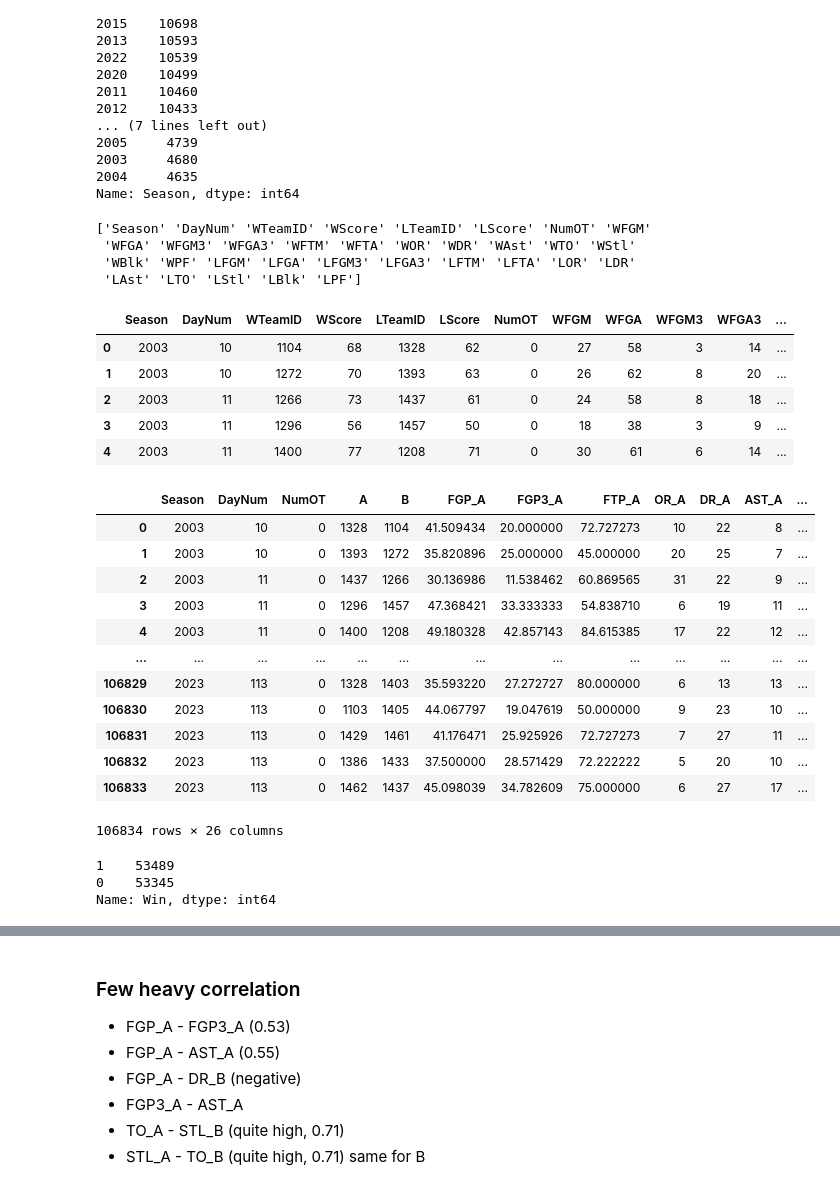
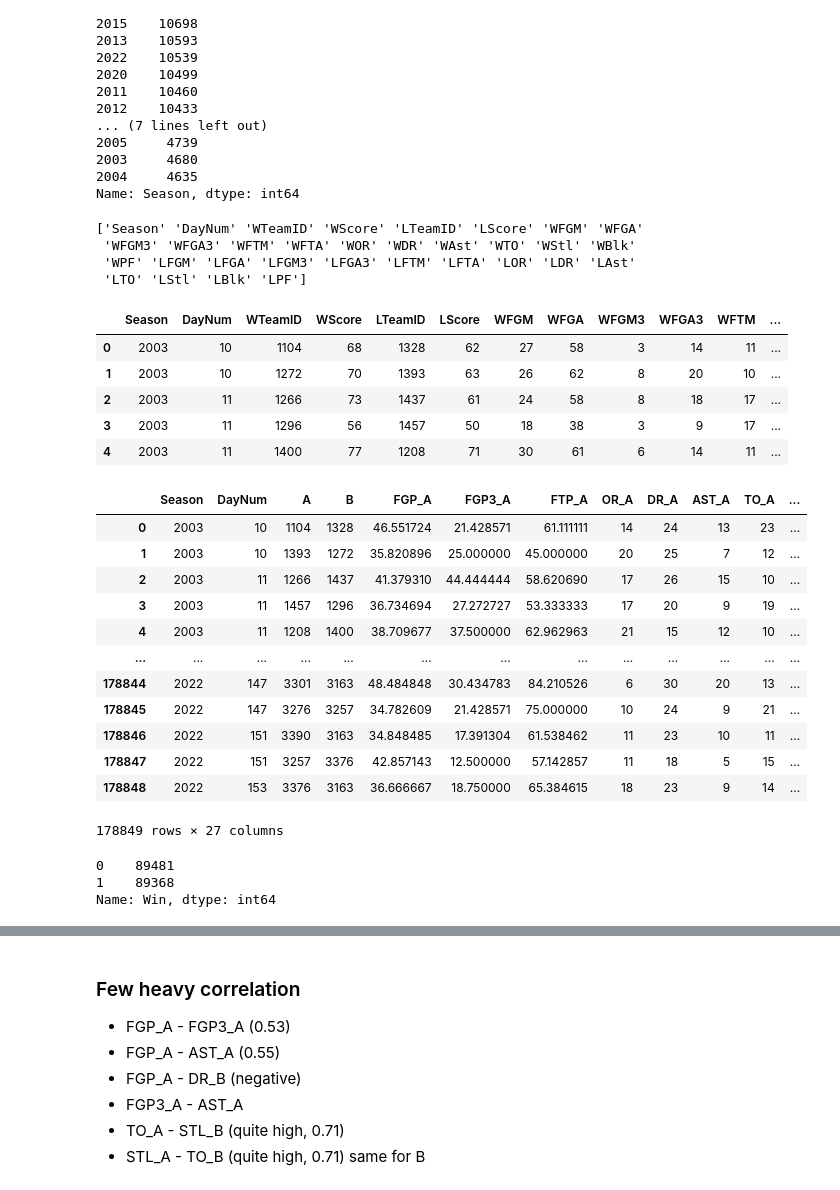
Before and after one commit to sidthakur08/mm-2023, a Jupyter notebook: data exp.ipynb, the cells around one changed output, grey strips where cells are left out. Cells and saved outputs as stored; diff of their text form; code cells hidden in the pictures.

```diff
--- a/data exp.ipynb
+++ b/data exp.ipynb
@@ -135,21 +135,21 @@ print(data['Season'].value_counts())
 Name: Season, dtype: int64
 # %%
 drop_cols = ['WLoc','NumOT']
-reg_data = reg_data.drop(columns = drop_cols)
+reg_data = data.drop(columns = drop_cols)
 cols = reg_data.columns.values
 print(cols)
 reg_data.head()
 # %% [output]
-['Season' 'DayNum' 'WTeamID' 'WScore' 'LTeamID' 'LScore' 'NumOT' 'WFGM'
- 'WFGA' 'WFGM3' 'WFGA3' 'WFTM' 'WFTA' 'WOR' 'WDR' 'WAst' 'WTO' 'WStl'
- 'WBlk' 'WPF' 'LFGM' 'LFGA' 'LFGM3' 'LFGA3' 'LFTM' 'LFTA' 'LOR' 'LDR'
- 'LAst' 'LTO' 'LStl' 'LBlk' 'LPF']
+['Season' 'DayNum' 'WTeamID' 'WScore' 'LTeamID' 'LScore' 'WFGM' 'WFGA'
+ 'WFGM3' 'WFGA3' 'WFTM' 'WFTA' 'WOR' 'WDR' 'WAst' 'WTO' 'WStl' 'WBlk'
+ 'WPF' 'LFGM' 'LFGA' 'LFGM3' 'LFGA3' 'LFTM' 'LFTA' 'LOR' 'LDR' 'LAst'
+ 'LTO' 'LStl' 'LBlk' 'LPF']
-|  | Season | DayNum | WTeamID | WScore | LTeamID | LScore | NumOT | WFGM | WFGA | WFGM3 | WFGA3 | ... |
-| 0 | 2003 | 10 | 1104 | 68 | 1328 | 62 | 0 | 27 | 58 | 3 | 14 | ... |
-| 1 | 2003 | 10 | 1272 | 70 | 1393 | 63 | 0 | 26 | 62 | 8 | 20 | ... |
-| 2 | 2003 | 11 | 1266 | 73 | 1437 | 61 | 0 | 24 | 58 | 8 | 18 | ... |
-| 3 | 2003 | 11 | 1296 | 56 | 1457 | 50 | 0 | 18 | 38 | 3 | 9 | ... |
-| 4 | 2003 | 11 | 1400 | 77 | 1208 | 71 | 0 | 30 | 61 | 6 | 14 | ... |
+|  | Season | DayNum | WTeamID | WScore | LTeamID | LScore | WFGM | WFGA | WFGM3 | WFGA3 | WFTM | ... |
+| 0 | 2003 | 10 | 1104 | 68 | 1328 | 62 | 27 | 58 | 3 | 14 | 11 | ... |
+| 1 | 2003 | 10 | 1272 | 70 | 1393 | 63 | 26 | 62 | 8 | 20 | 10 | ... |
+| 2 | 2003 | 11 | 1266 | 73 | 1437 | 61 | 24 | 58 | 8 | 18 | 17 | ... |
+| 3 | 2003 | 11 | 1296 | 56 | 1457 | 50 | 18 | 38 | 3 | 9 | 17 | ... |
+| 4 | 2003 | 11 | 1400 | 77 | 1208 | 71 | 30 | 61 | 6 | 14 | 11 | ... |
 # %%
 # converting it to team A and team B from WTeam and LTeam
 list_reg_data = []
@@ -182,6 +182,8 @@ for row in tqdm(reg_data.itertuples()):
         new_reg_data['STL_A'] = row.WStl
         new_reg_data['BLK_A'] = row.WBlk
         new_reg_data['PF_A'] = row.WPF
+        new_reg_data['PM_A'] = row.WScore - row.LScore # plus minus for team A
+        new_reg_data['POSS_A'] = row.WFGA - row.
         try:
             new_reg_data['FGP_B'] = (row.LFGM / row.LFGA) * 100
         except:
@@ -201,6 +203,7 @@ for row in tqdm(reg_data.itertuples()):
         new_reg_data['STL_B'] = row.LStl
         new_reg_data['BLK_B'] = row.LBlk
         new_reg_data['PF_B'] = row.LPF
+        new_reg_data['PM_B'] = row.LScore - row.WScore # plus minus for team B
         new_reg_data['Win'] = 1
     else:
         new_reg_data['A'] = row.LTeamID
@@ -223,51 +226,53 @@ for row in tqdm(reg_data.itertuples()):
         new_reg_data['TO_A'] = row.LTO
         new_reg_data['STL_A'] = row.LStl
         new_reg_data['BLK_A'] = row.LBlk
         new_reg_data['PF_A'] = row.LPF
+        new_reg_data['PM_A'] = row.LScore - row.WScore # plus minus for team A
         try:
             new_reg_data['FGP_B'] = (row.WFGM / row.WFGA) * 100
         except:
             new_reg_data['FGP_B'] = 0
         try:
             new_reg_data['FGP3_B'] = (row.WFGM3 / row.WFGA3) * 100
         except:
             new_reg_data['FGP3_B'] = 0
         try:
             new_reg_data['FTP_B'] = (row.WFTM / row.WFTA) * 100
         except:
             new_reg_data['FTP_B'] = 0
         new_reg_data['OR_B'] = row.WOR
         new_reg_data['DR_B'] = row.WDR
         new_reg_data['AST_B'] = row.WAst
         new_reg_data['TO_B'] = row.WTO
         new_reg_data['STL_B'] = row.WStl
         new_reg_data['BLK_B'] = row.WBlk
         new_reg_data['PF_B'] = row.WPF
+        new_reg_data['PM_B'] = row.WScore - row.LScore # plus minus for team B
         new_reg_data['Win'] = 0
 
     list_reg_data.append(new_reg_data)
 
 new_reg_data = pd.DataFrame(list_reg_data)
 new_reg_data
 # %% [output]
-|  | Season | DayNum | NumOT | A | B | FGP_A | FGP3_A | FTP_A | OR_A | DR_A | AST_A | ... |
-| 0 | 2003 | 10 | 0 | 1328 | 1104 | 41.509434 | 20.000000 | 72.727273 | 10 | 22 | 8 | ... |
-| 1 | 2003 | 10 | 0 | 1393 | 1272 | 35.820896 | 25.000000 | 45.000000 | 20 | 25 | 7 | ... |
-| 2 | 2003 | 11 | 0 | 1437 | 1266 | 30.136986 | 11.538462 | 60.869565 | 31 | 22 | 9 | ... |
-| 3 | 2003 | 11 | 0 | 1296 | 1457 | 47.368421 | 33.333333 | 54.838710 | 6 | 19 | 11 | ... |
-| 4 | 2003 | 11 | 0 | 1400 | 1208 | 49.180328 | 42.857143 | 84.615385 | 17 | 22 | 12 | ... |
+|  | Season | DayNum | A | B | FGP_A | FGP3_A | FTP_A | OR_A | DR_A | AST_A | TO_A | ... |
+| 0 | 2003 | 10 | 1104 | 1328 | 46.551724 | 21.428571 | 61.111111 | 14 | 24 | 13 | 23 | ... |
+| 1 | 2003 | 10 | 1393 | 1272 | 35.820896 | 25.000000 | 45.000000 | 20 | 25 | 7 | 12 | ... |
+| 2 | 2003 | 11 | 1266 | 1437 | 41.379310 | 44.444444 | 58.620690 | 17 | 26 | 15 | 10 | ... |
+| 3 | 2003 | 11 | 1457 | 1296 | 36.734694 | 27.272727 | 53.333333 | 17 | 20 | 9 | 19 | ... |
+| 4 | 2003 | 11 | 1208 | 1400 | 38.709677 | 37.500000 | 62.962963 | 21 | 15 | 12 | 10 | ... |
 | ... | ... | ... | ... | ... | ... | ... | ... | ... | ... | ... | ... | ... |
-| 106829 | 2023 | 113 | 0 | 1328 | 1403 | 35.593220 | 27.272727 | 80.000000 | 6 | 13 | 13 | ... |
-| 106830 | 2023 | 113 | 0 | 1103 | 1405 | 44.067797 | 19.047619 | 50.000000 | 9 | 23 | 10 | ... |
-| 106831 | 2023 | 113 | 0 | 1429 | 1461 | 41.176471 | 25.925926 | 72.727273 | 7 | 27 | 11 | ... |
-| 106832 | 2023 | 113 | 0 | 1386 | 1433 | 37.500000 | 28.571429 | 72.222222 | 5 | 20 | 10 | ... |
-| 106833 | 2023 | 113 | 0 | 1462 | 1437 | 45.098039 | 34.782609 | 75.000000 | 6 | 27 | 17 | ... |
+| 178844 | 2022 | 147 | 3301 | 3163 | 48.484848 | 30.434783 | 84.210526 | 6 | 30 | 20 | 13 | ... |
+| 178845 | 2022 | 147 | 3276 | 3257 | 34.782609 | 21.428571 | 75.000000 | 10 | 24 | 9 | 21 | ... |
+| 178846 | 2022 | 151 | 3390 | 3163 | 34.848485 | 17.391304 | 61.538462 | 11 | 23 | 10 | 11 | ... |
+| 178847 | 2022 | 151 | 3257 | 3376 | 42.857143 | 12.500000 | 57.142857 | 11 | 18 | 5 | 15 | ... |
+| 178848 | 2022 | 153 | 3376 | 3163 | 36.666667 | 18.750000 | 65.384615 | 18 | 23 | 9 | 14 | ... |
-106834 rows × 26 columns
+178849 rows × 27 columns
 # %%
 new_reg_data['Win'].value_counts()
 # %% [output]
-1    53489
-0    53345
+0    89481
+1    89368
 Name: Win, dtype: int64
 # %%
 new_reg_data.corr()
```
Also changed, not shown: parts of 2 cells of this notebook, 1 other file.
